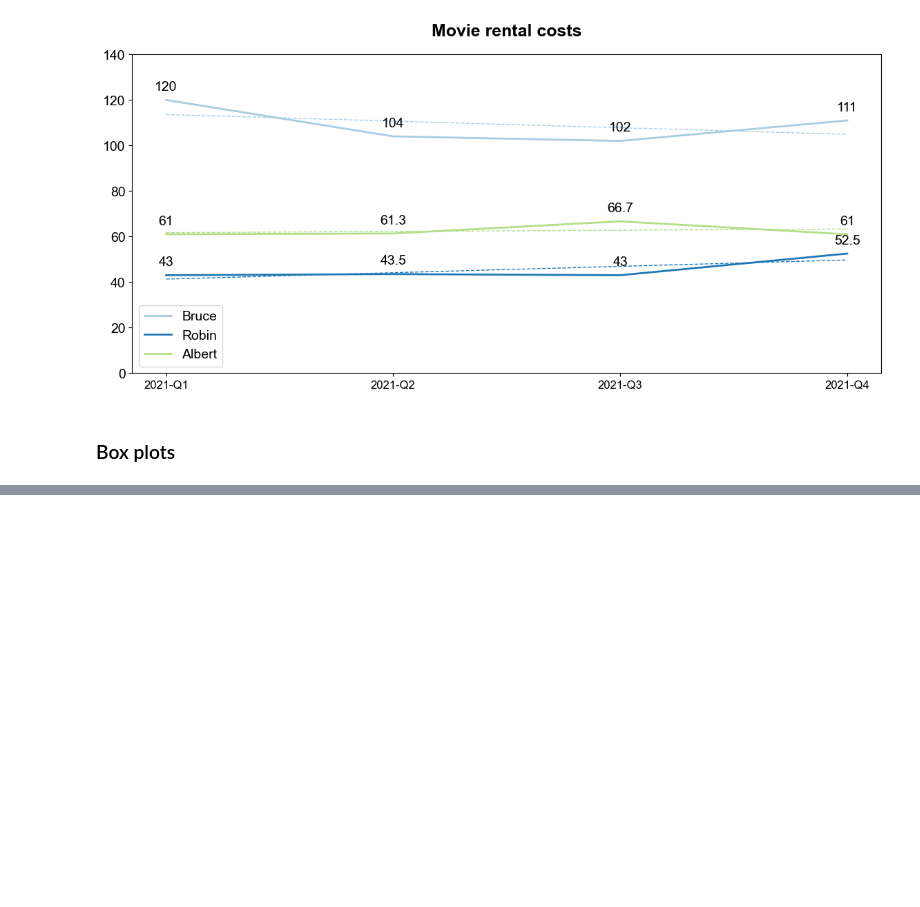
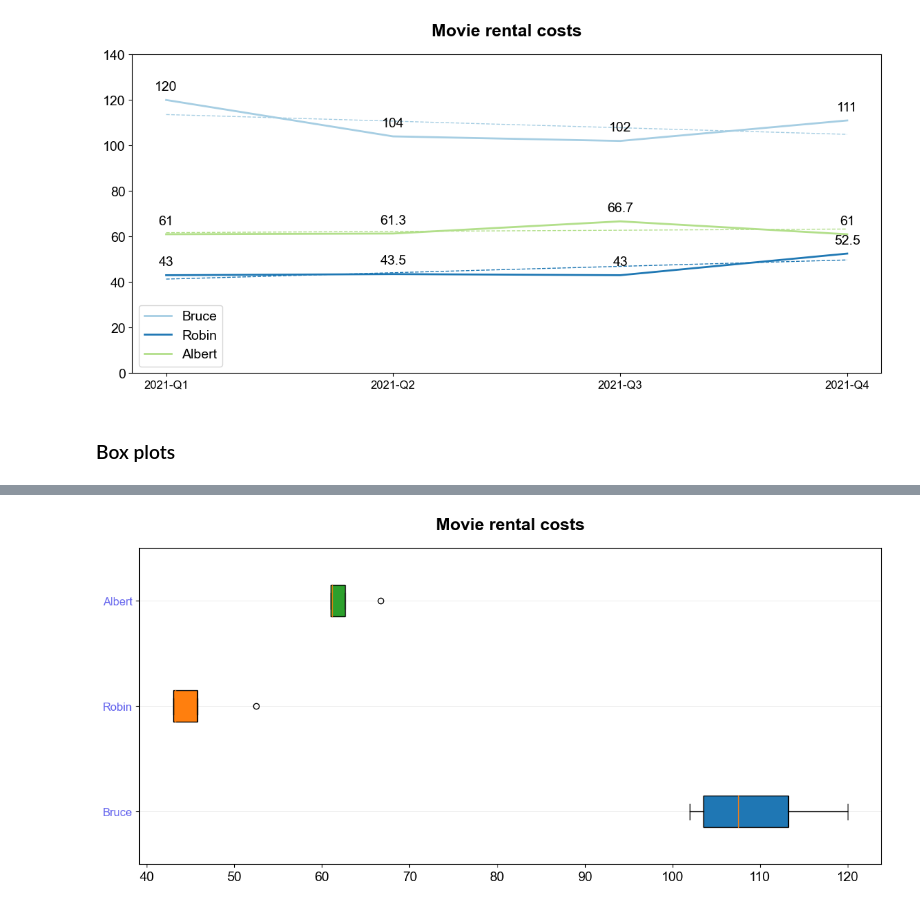
Before and after one commit to jhagelback/customized_chart, a Jupyter notebook: Examples.ipynb, the cells around one changed output, grey strips where cells are left out. Cells and saved outputs as stored; diff of their text form; code cells hidden in the pictures; blank space fills up the shorter version.

Commit message:
Version 0.1.22: added horizontal box plots

```diff
--- a/Examples.ipynb
+++ b/Examples.ipynb
@@ -197,0 +198,11 @@ box_plot(rental, opts={
+# %%
+box_plot(rental, opts={
+    "cmap": "tab10",
+    "title": "Movie rental costs",
+    "value_format": "int-1",
+    "grid": True,
+    "labels_color": "#66e",
+    "horizontal": True,
+})
+# %% [output]
+[figure, added]
```
Also changed, not shown: parts of 2 cells of this notebook, 3 other files.
